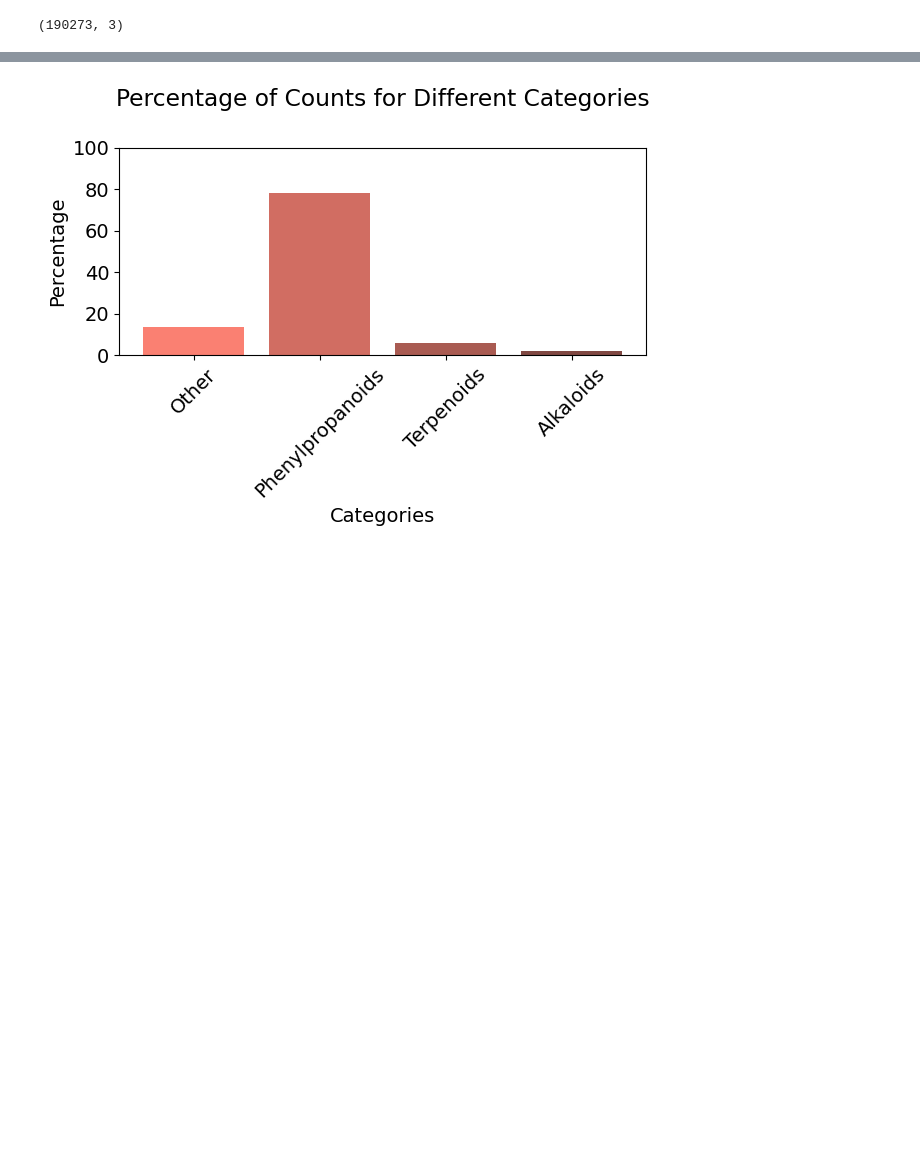
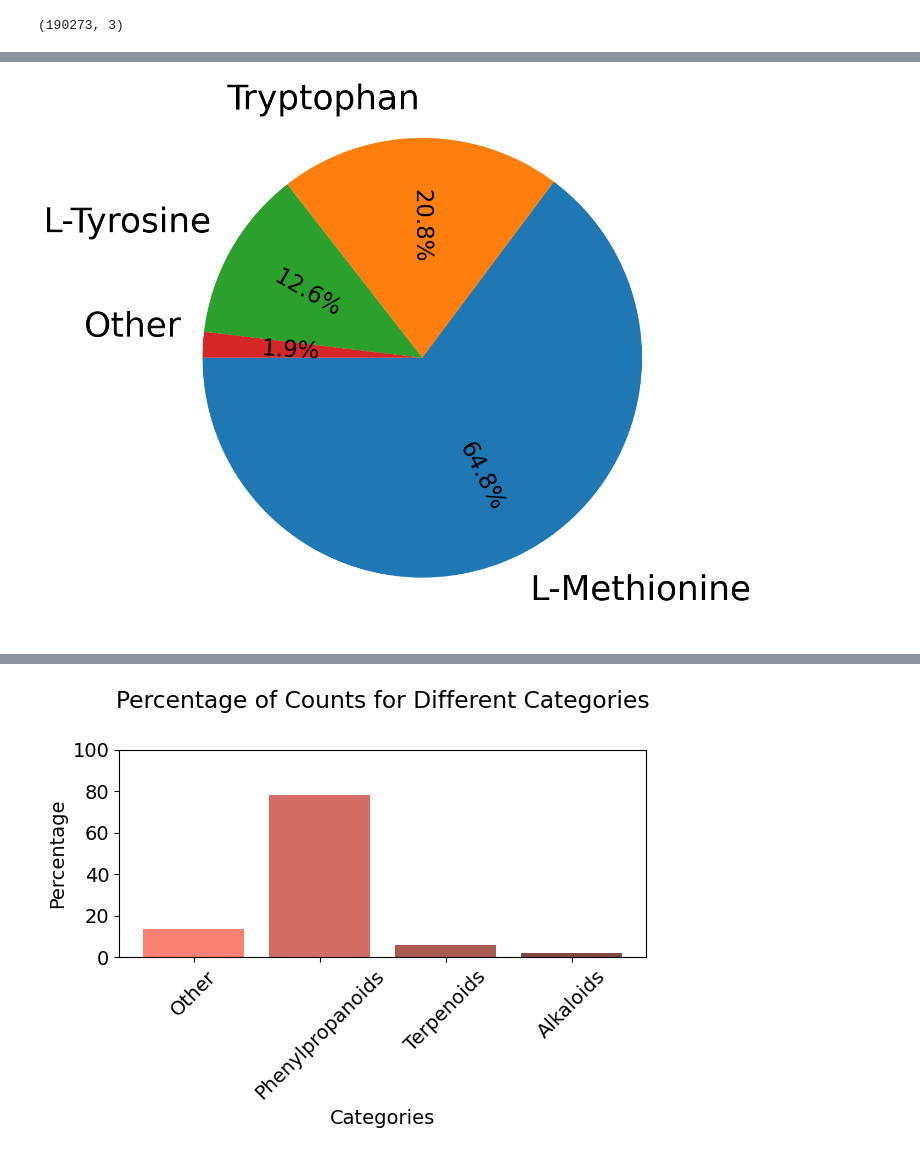
Before and after one commit to jcapels/SMPrecursorPredictor, a Jupyter notebook: models_and_datasets/analysis/predictions_lotusdb/predict_for_lotus_sb.ipynb, the cells around one changed output, grey strips where cells are left out. Saved outputs shown, nothing was run; the diff lists cells and outputs as text; code cells hidden in the pictures; blank space fills up the shorter version.

```diff
--- a/models_and_datasets/analysis/predictions_lotusdb/predict_for_lotus_sb.ipynb
+++ b/models_and_datasets/analysis/predictions_lotusdb/predict_for_lotus_sb.ipynb
@@ -300,0 +382,4 @@ for i, compound in lotus_db_predictions_plants.iterrows():
+# %%
+generate_pie_chart_based_on_class("Glucosinolates",  3, path = "glucosinolate.png")
+# %% [output]
+[figure, added]
```
Also changed, not shown: parts of 13 cells of this notebook, 26 other files.
